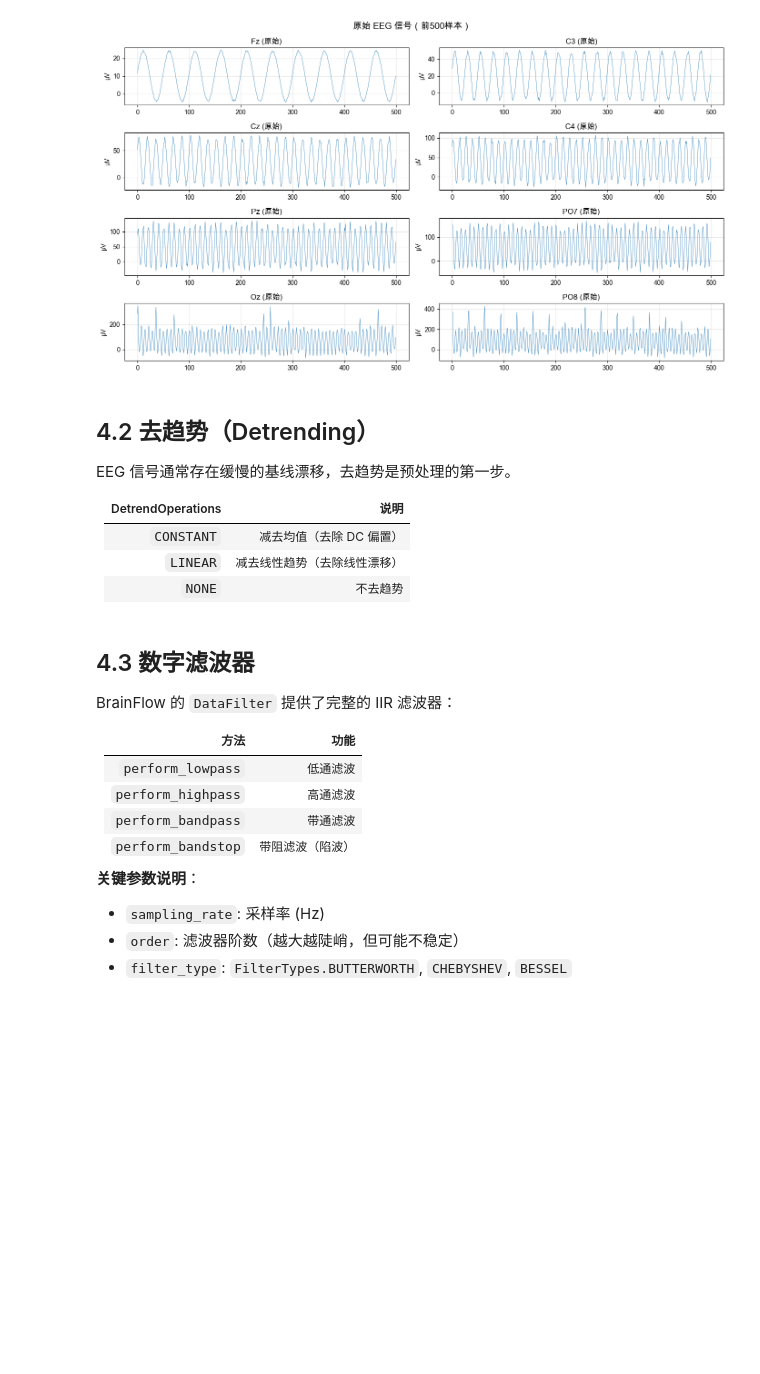
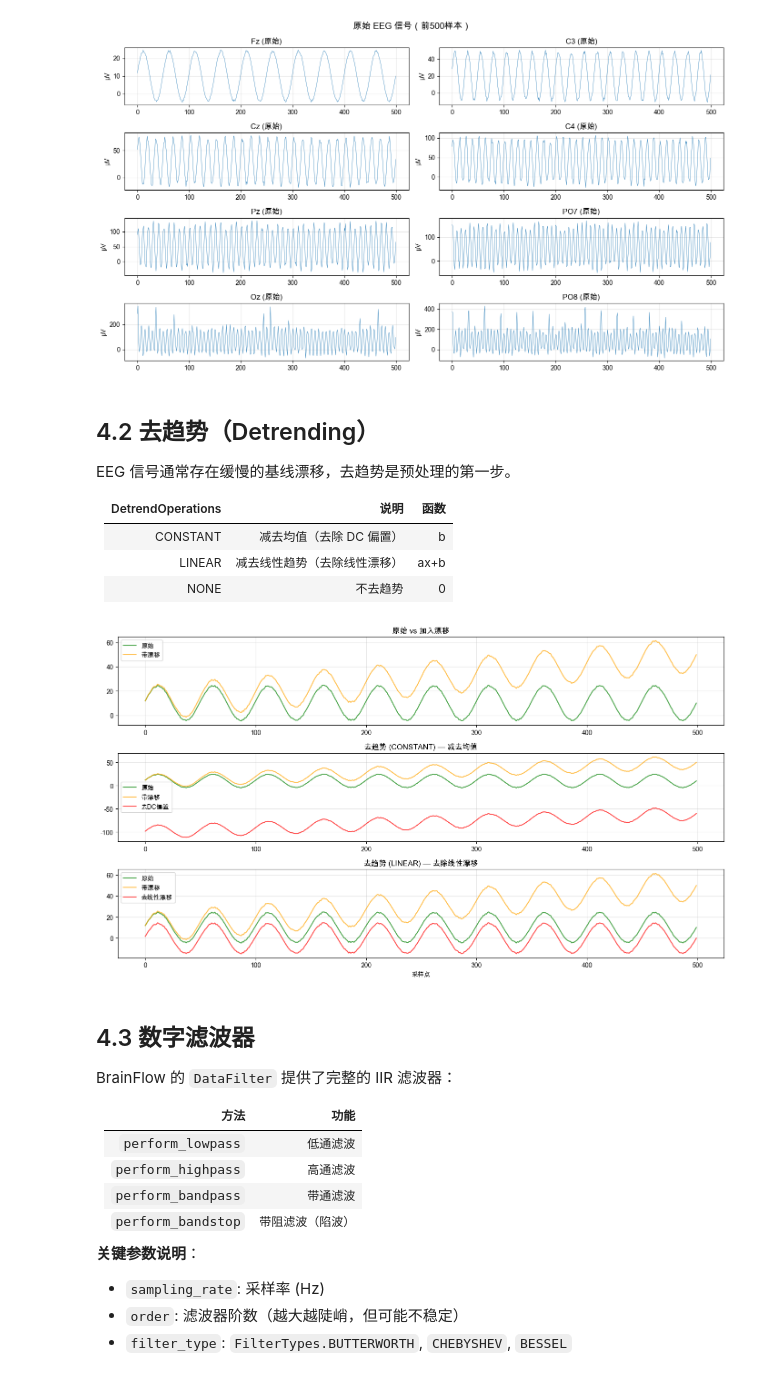
Before and after one commit to usstziyi/openbci-5, a Jupyter notebook: notebooks/unit4_signal_processing.ipynb, the cells around one changed output. Cells and saved outputs as stored; diff of their text form; code cells hidden in the pictures; blank space fills up the shorter version.

```diff
--- a/notebooks/unit4_signal_processing.ipynb
+++ b/notebooks/unit4_signal_processing.ipynb
@@ -93,46 +93,59 @@ EEG 通道数: 16
 
 EEG 信号通常存在缓慢的基线漂移，去趋势是预处理的第一步。
 
-| DetrendOperations | 说明 |
-|-------------------|------|
-| `CONSTANT` | 减去均值（去除 DC 偏置） |
-| `LINEAR` | 减去线性趋势（去除线性漂移） |
-| `NONE` | 不去趋势 |
+| DetrendOperations | 说明 |函数|
+|-------------------|------|------|
+| CONSTANT | 减去均值（去除 DC 偏置） |b|
+| LINEAR | 减去线性趋势（去除线性漂移） |ax+b|
+| NONE | 不去趋势 |0|
 # %%
 # 演示去趋势效果 —— 在数据中加入漂移来展示
 ch_idx = 0  # 使用第一个 EEG 通道
 channel_data = data[eeg_channels[ch_idx], :].copy()
 
 # 人为加入线性漂移以演示效果
-drift = np.linspace(0, 200, len(channel_data))
+drift = np.linspace(0, 200, len(channel_data)) # a*x+b
 noisy_data = channel_data + drift
 
 # 应用不同去趋势方法
 detrend_constant = noisy_data.copy()
+# 减去均值（去除 DC 偏置）
 DataFilter.detrend(detrend_constant, DetrendOperations.CONSTANT.value)
 
 detrend_linear = noisy_data.copy()
+# 减去线性趋势（去除线性漂移）trend[i] ≈ 200 * i / (N - 1)
 DataFilter.detrend(detrend_linear, DetrendOperations.LINEAR.value)
 
 fig, axes = plt.subplots(3, 1, figsize=(14, 8))
 
-axes[0].plot(channel_data[:500], label='原始', alpha=0.7)
-axes[0].plot(noisy_data[:500], label='带漂移', alpha=0.7)
+axes[0].plot(channel_data[:500], label='原始', color='green', alpha=0.7)
+axes[0].plot(noisy_data[:500], label='带漂移', color='orange', alpha=0.7)
 axes[0].legend()
 axes[0].set_title('原始 vs 加入漂移')
 axes[0].grid(True, alpha=0.3)
 
-axes[1].plot(detrend_constant[:500], color='green')
+axes[1].plot(channel_data[:500], color='green', label='原始', alpha=0.7)
+axes[1].plot(noisy_data[:500], color='orange', label='带漂移', alpha=0.7)
+axes[1].plot(detrend_constant[:500], color='red', label='去DC偏置', alpha=0.7)
+axes[1].legend()
 axes[1].set_title('去趋势 (CONSTANT) — 减去均值')
 axes[1].grid(True, alpha=0.3)
 
-axes[2].plot(detrend_linear[:500], color='red')
+# LINEAR detrend 的目标不是还原原始信号
+# LINEAR detrend 的目标是让数据不再有线性趋势，并且通常接近零均值
+# 因此需要去掉 (线性漂移 + 一部分均值)
+axes[2].plot(channel_data[:500], color='green', label='原始', alpha=0.7)
+axes[2].plot(noisy_data[:500], color='orange', label='带漂移', alpha=0.7)
+axes[2].plot(detrend_linear[:500], color='red', label='去线性漂移', alpha=0.7)
+axes[2].legend()
 axes[2].set_title('去趋势 (LINEAR) — 去除线性漂移')
 axes[2].set_xlabel('采样点')
 axes[2].grid(True, alpha=0.3)
 
 plt.tight_layout()
 plt.show()
+# %% [output]
+[figure, added]
 # %% [markdown]
 ## 4.3 数字滤波器
 
```
Also changed, not shown: parts of 1 cell of this notebook.
